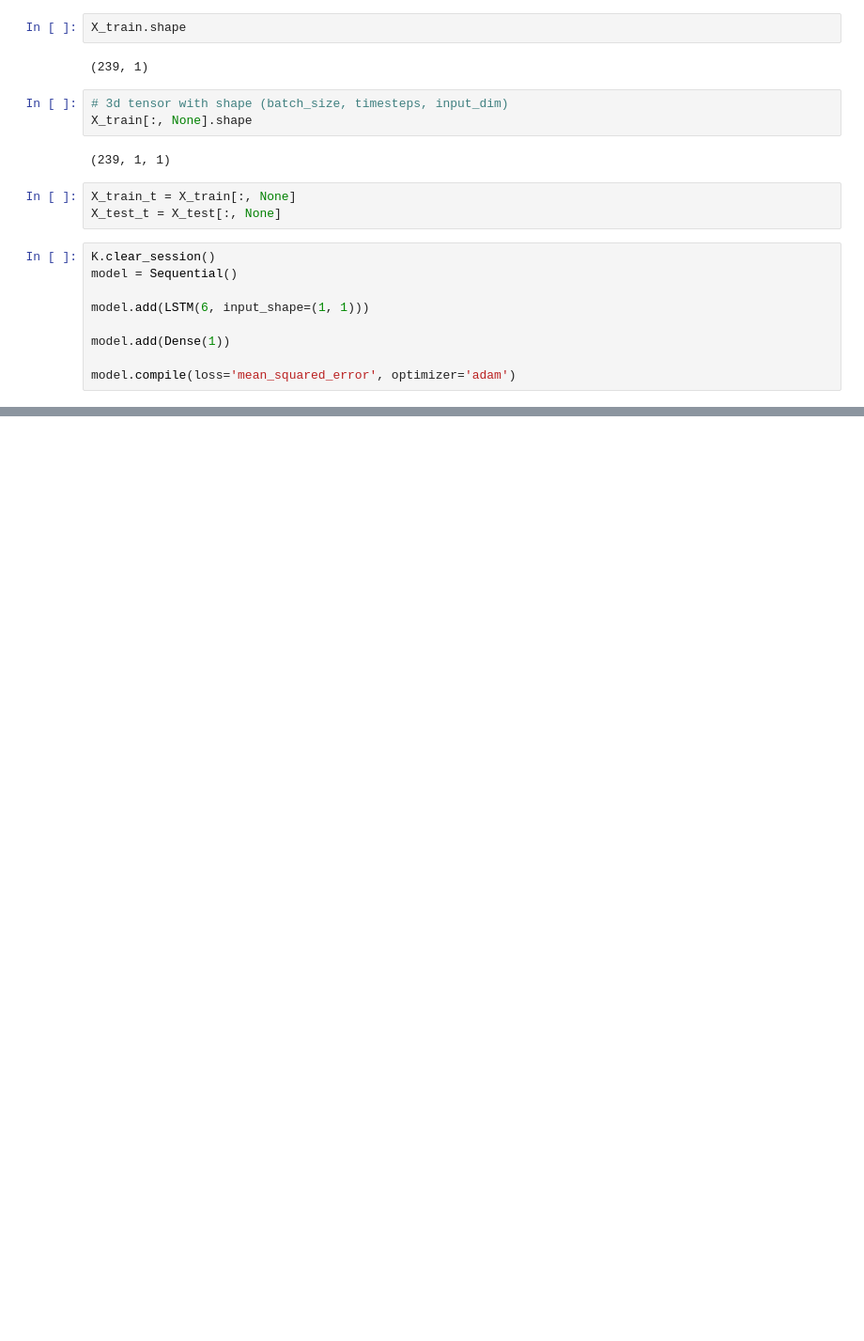
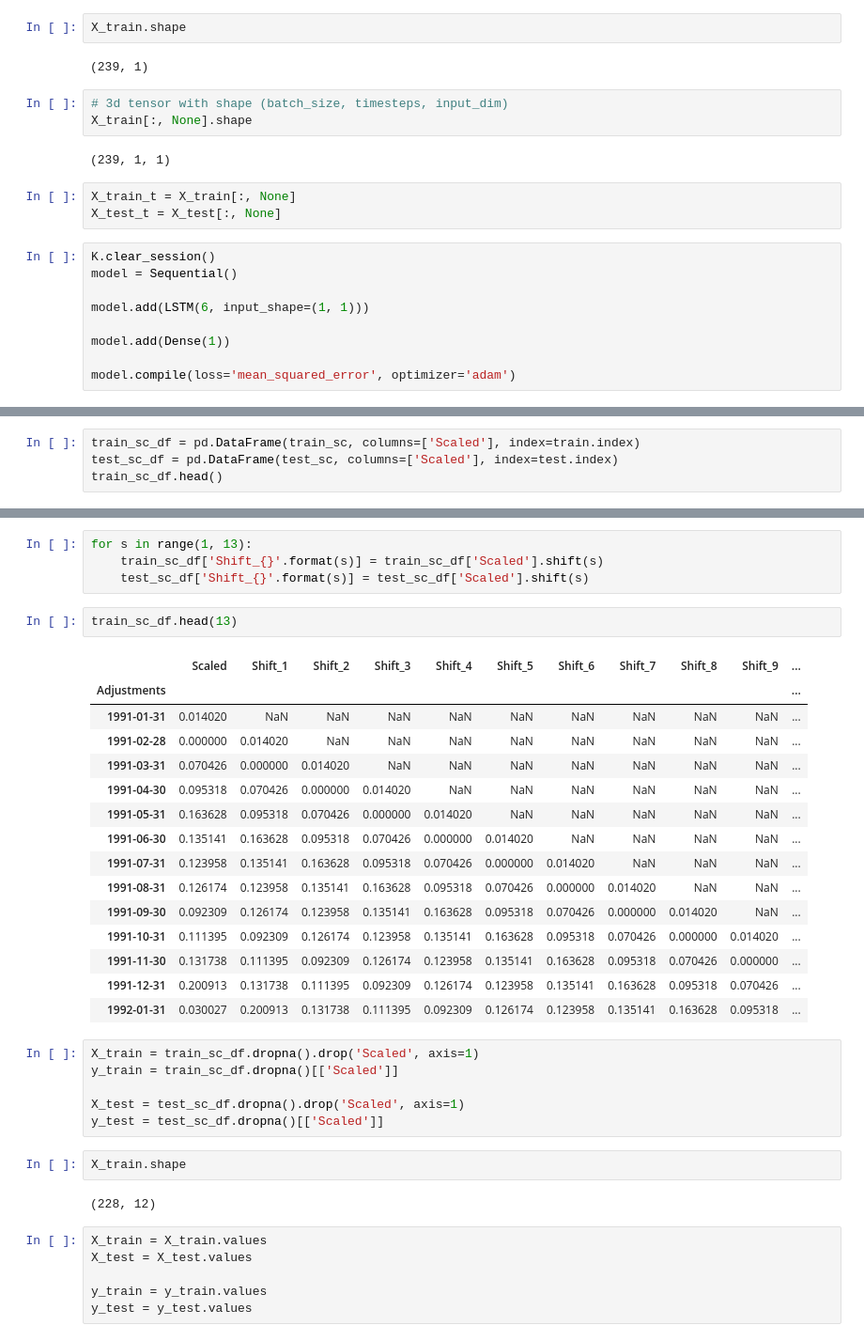
Before and after one commit to JasonShin/keras, a Jupyter notebook: 2. RNN - Time Series.ipynb, the cells around one changed output, grey strips where cells are left out. Shown at 94% size. Saved outputs shown, nothing was run; the diff lists cells and outputs as text; blank space fills up the shorter version.

```diff
--- a/2. RNN - Time Series.ipynb
+++ b/2. RNN - Time Series.ipynb
@@ -195,0 +203,4 @@ AttributeError: 'Sequential' object has no attribute 'predit'
+# %%
+train_sc_df = pd.DataFrame(train_sc, columns=['Scaled'], index=train.index)
+test_sc_df = pd.DataFrame(test_sc, columns=['Scaled'], index=test.index)
+train_sc_df.head()
@@ -195,0 +215,38 @@ AttributeError: 'Sequential' object has no attribute 'predit'
+# %%
+for s in range(1, 13):
+    train_sc_df['Shift_{}'.format(s)] = train_sc_df['Scaled'].shift(s)
+    test_sc_df['Shift_{}'.format(s)] = test_sc_df['Scaled'].shift(s)
+# %%
+train_sc_df.head(13)
+# %% [output]
+|  | Scaled | Shift_1 | Shift_2 | Shift_3 | Shift_4 | Shift_5 | Shift_6 | Shift_7 | Shift_8 | Shift_9 | ... |
+| Adjustments |  |  |  |  |  |  |  |  |  |  | ... |
+| 1991-01-31 | 0.014020 | NaN | NaN | NaN | NaN | NaN | NaN | NaN | NaN | NaN | ... |
+| 1991-02-28 | 0.000000 | 0.014020 | NaN | NaN | NaN | NaN | NaN | NaN | NaN | NaN | ... |
+| 1991-03-31 | 0.070426 | 0.000000 | 0.014020 | NaN | NaN | NaN | NaN | NaN | NaN | NaN | ... |
+| 1991-04-30 | 0.095318 | 0.070426 | 0.000000 | 0.014020 | NaN | NaN | NaN | NaN | NaN | NaN | ... |
+| 1991-05-31 | 0.163628 | 0.095318 | 0.070426 | 0.000000 | 0.014020 | NaN | NaN | NaN | NaN | NaN | ... |
+| 1991-06-30 | 0.135141 | 0.163628 | 0.095318 | 0.070426 | 0.000000 | 0.014020 | NaN | NaN | NaN | NaN | ... |
+| 1991-07-31 | 0.123958 | 0.135141 | 0.163628 | 0.095318 | 0.070426 | 0.000000 | 0.014020 | NaN | NaN | NaN | ... |
+| 1991-08-31 | 0.126174 | 0.123958 | 0.135141 | 0.163628 | 0.095318 | 0.070426 | 0.000000 | 0.014020 | NaN | NaN | ... |
+| 1991-09-30 | 0.092309 | 0.126174 | 0.123958 | 0.135141 | 0.163628 | 0.095318 | 0.070426 | 0.000000 | 0.014020 | NaN | ... |
+| 1991-10-31 | 0.111395 | 0.092309 | 0.126174 | 0.123958 | 0.135141 | 0.163628 | 0.095318 | 0.070426 | 0.000000 | 0.014020 | ... |
+| 1991-11-30 | 0.131738 | 0.111395 | 0.092309 | 0.126174 | 0.123958 | 0.135141 | 0.163628 | 0.095318 | 0.070426 | 0.000000 | ... |
+| 1991-12-31 | 0.200913 | 0.131738 | 0.111395 | 0.092309 | 0.126174 | 0.123958 | 0.135141 | 0.163628 | 0.095318 | 0.070426 | ... |
+| 1992-01-31 | 0.030027 | 0.200913 | 0.131738 | 0.111395 | 0.092309 | 0.126174 | 0.123958 | 0.135141 | 0.163628 | 0.095318 | ... |
+# %%
+X_train = train_sc_df.dropna().drop('Scaled', axis=1)
+y_train = train_sc_df.dropna()[['Scaled']]
+
+X_test = test_sc_df.dropna().drop('Scaled', axis=1)
+y_test = test_sc_df.dropna()[['Scaled']]
+# %%
+X_train.shape
+# %% [output]
+(228, 12)
+# %%
+X_train = X_train.values
+X_test = X_test.values
+
+y_train = y_train.values
+y_test = y_test.values
```
Also changed, not shown: parts of 16 cells of this notebook.
